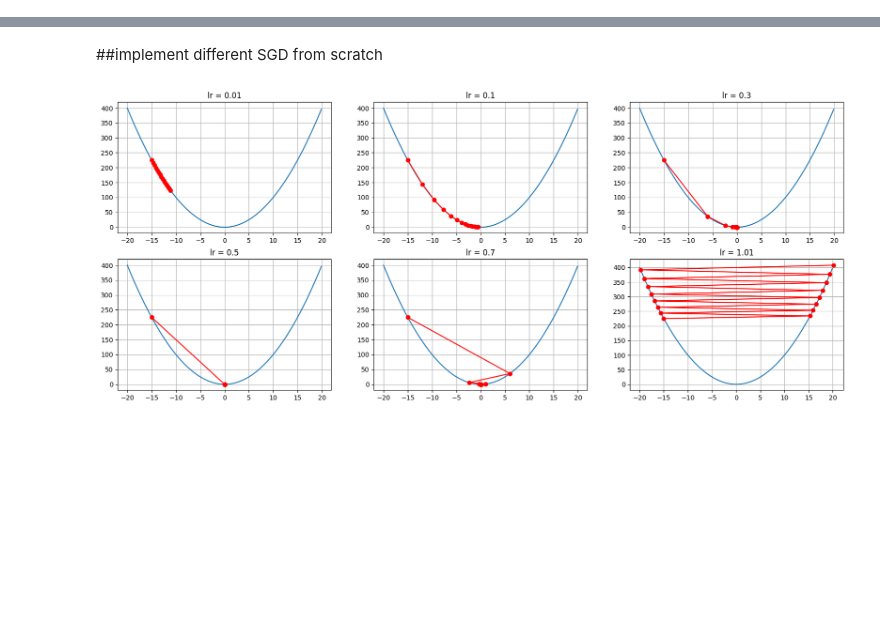
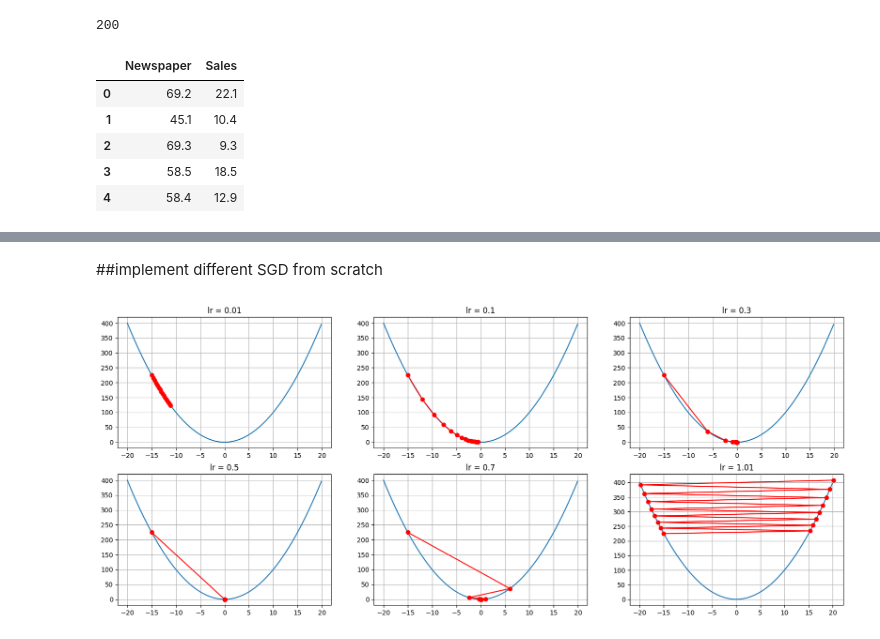
Before and after one commit to amirgarsha/ann_MK, a Jupyter notebook: SGD.ipynb, the cells around one changed output, grey strips where cells are left out. Drawn from its saved outputs; the diff is of its cells as text; code cells hidden in the pictures; blank space fills up the shorter version.

```diff
--- a/SGD.ipynb
+++ b/SGD.ipynb
@@ -2,0 +22,12 @@
+# %%
+df_for_gradient = df_test[["Newspaper","Sales"]]
+print(len(df_for_gradient))
+df_for_gradient.head()
+# %% [output]
+200
+|  | Newspaper | Sales |
+| 0 | 69.2 | 22.1 |
+| 1 | 45.1 | 10.4 |
+| 2 | 69.3 | 9.3 |
+| 3 | 58.5 | 18.5 |
+| 4 | 58.4 | 12.9 |
```
Also changed, not shown: parts of 6 cells of this notebook.
